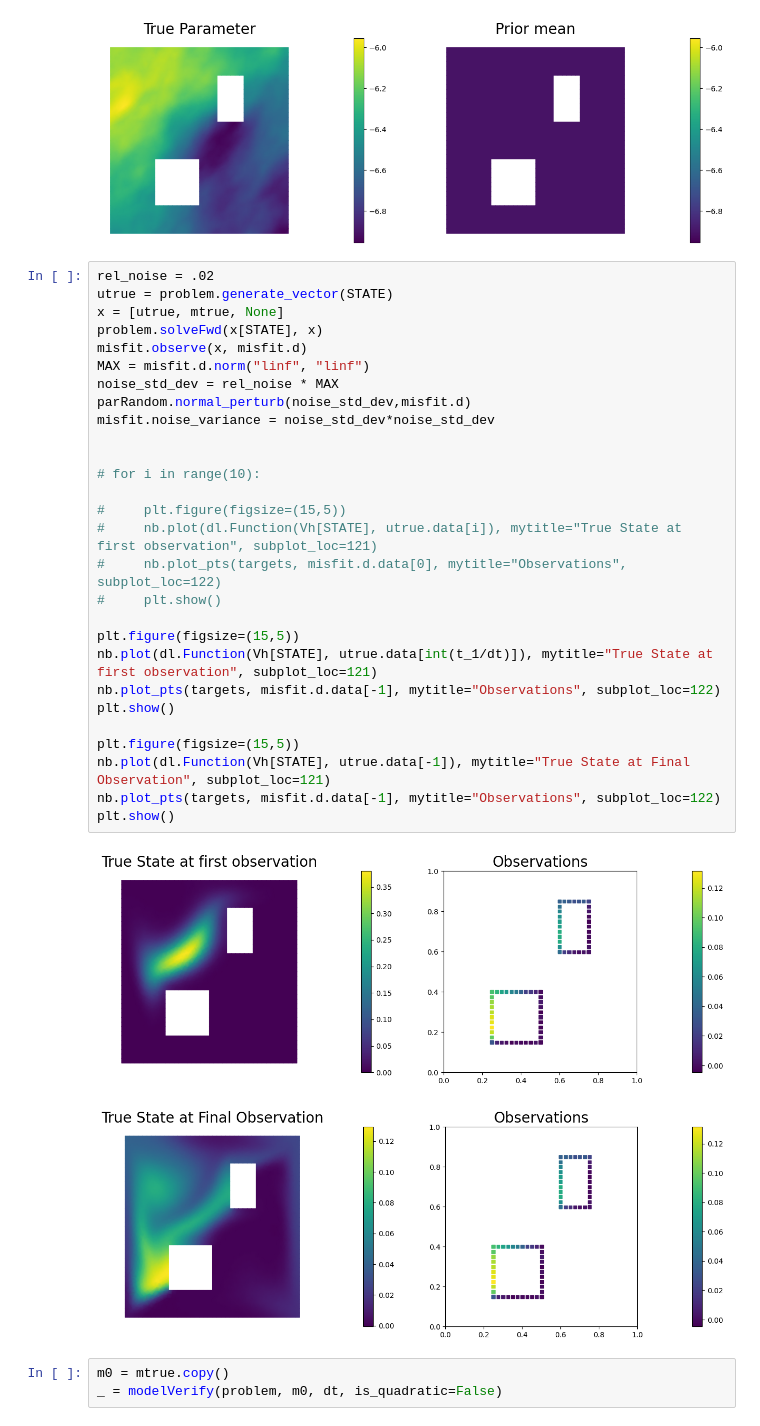
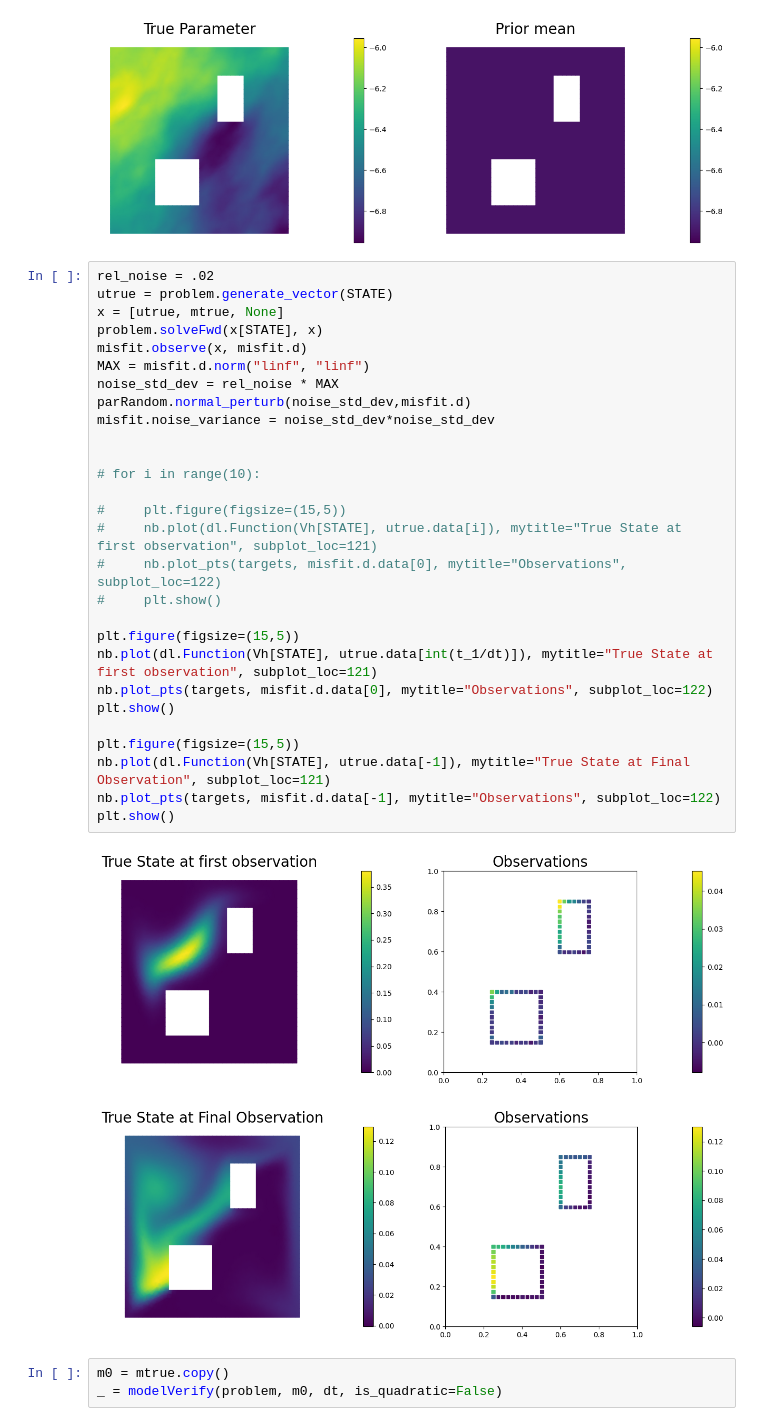
Before and after one commit to Irabiel/ad_diff_diffPara, a Jupyter notebook: ip_advection_diffusion_bayesian_incg.ipynb, the cells around one changed output. Drawn from its saved outputs; the diff is of its cells as text.

```diff
--- a/ip_advection_diffusion_bayesian_incg.ipynb
+++ b/ip_advection_diffusion_bayesian_incg.ipynb
@@ -142,33 +142,33 @@ Number of observation points: 80
 # %%
 rel_noise = .02
 utrue = problem.generate_vector(STATE)
 x = [utrue, mtrue, None]
 problem.solveFwd(x[STATE], x)
 misfit.observe(x, misfit.d)
 MAX = misfit.d.norm("linf", "linf")
 noise_std_dev = rel_noise * MAX
 parRandom.normal_perturb(noise_std_dev,misfit.d)
 misfit.noise_variance = noise_std_dev*noise_std_dev
 
 
 # for i in range(10):
 
 #     plt.figure(figsize=(15,5))
 #     nb.plot(dl.Function(Vh[STATE], utrue.data[i]), mytitle="True State at first observation", subplot_loc=121)
 #     nb.plot_pts(targets, misfit.d.data[0], mytitle="Observations", subplot_loc=122)
 #     plt.show()
 
 plt.figure(figsize=(15,5))
 nb.plot(dl.Function(Vh[STATE], utrue.data[int(t_1/dt)]), mytitle="True State at first observation", subplot_loc=121)
-nb.plot_pts(targets, misfit.d.data[-1], mytitle="Observations", subplot_loc=122)
+nb.plot_pts(targets, misfit.d.data[0], mytitle="Observations", subplot_loc=122)
 plt.show()
 
 plt.figure(figsize=(15,5))
 nb.plot(dl.Function(Vh[STATE], utrue.data[-1]), mytitle="True State at Final Observation", subplot_loc=121)
 nb.plot_pts(targets, misfit.d.data[-1], mytitle="Observations", subplot_loc=122)
 plt.show()
 # %% [output]
-[figure, old version]
+[figure, new version]
 [figure]
 # %%
 m0 = mtrue.copy()
```
